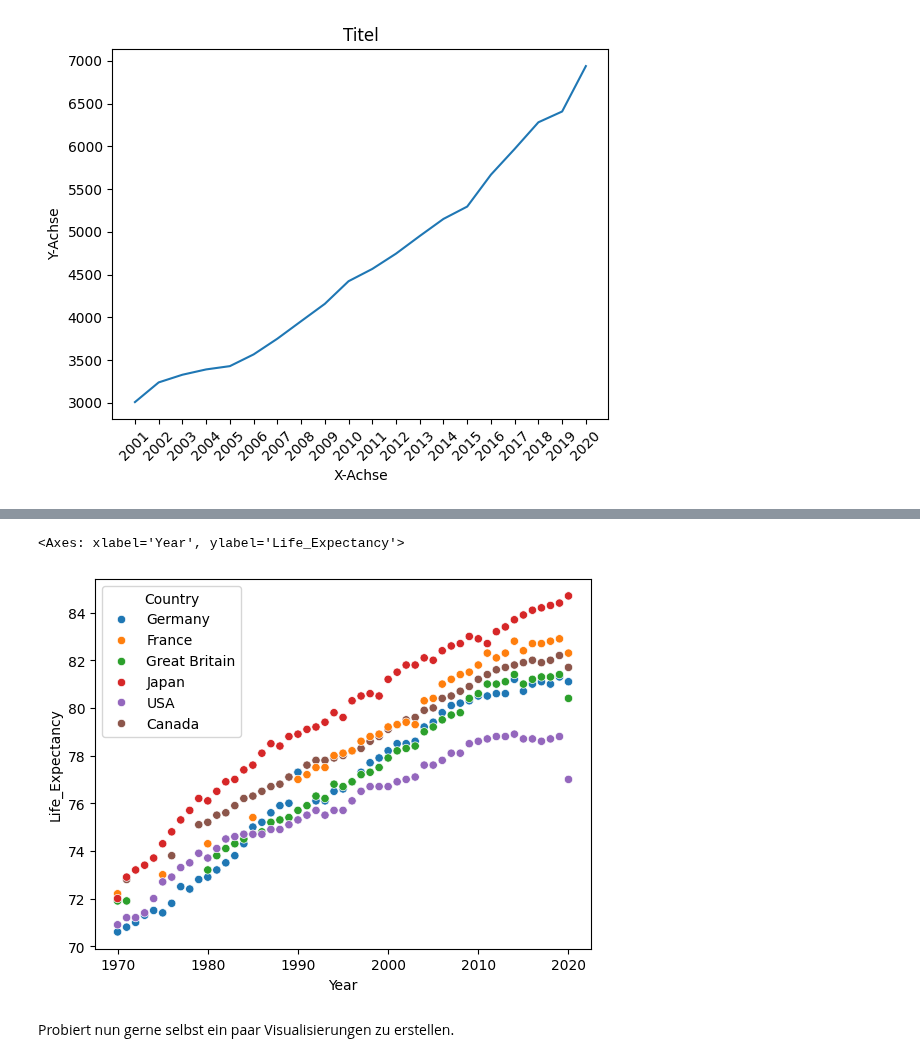
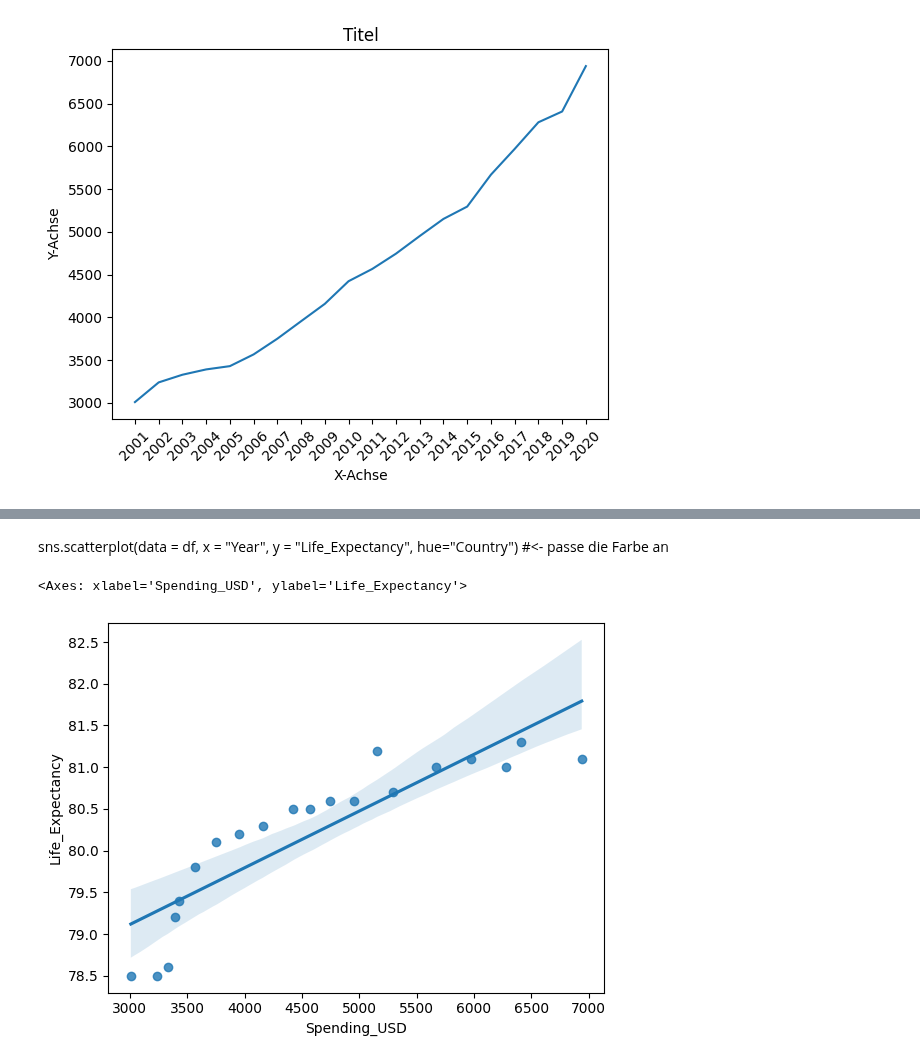
Before and after one commit to RiccardoDAndrea/Python-Crashkurs, a Jupyter notebook: Python_basic.ipynb, the cells around one changed output, grey strips where cells are left out. Cells and saved outputs as stored; diff of their text form; code cells hidden in the pictures.

```diff
--- a/Python_basic.ipynb
+++ b/Python_basic.ipynb
@@ -302,0 +346,2 @@ Scatterplot:
+# %% [markdown]
+sns.scatterplot(data = df, x = "Year", y = "Life_Expectancy", hue="Country") #<- passe die Farbe an
@@ -303,7 +352,5 @@ Scatterplot:
 # %%
-sns.scatterplot(data = df, x = "Year", y = "Life_Expectancy", hue="Country") #<- passe die Farbe an
+sns.regplot(data = Germany_filtered, x = "Spending_USD", y = "Life_Expectancy", ) #<- passe die Farbe an
 # %% [output]
-<Axes: xlabel='Year', ylabel='Life_Expectancy'>
+<Axes: xlabel='Spending_USD', ylabel='Life_Expectancy'>
-[figure, old version]
+[figure, new version]
-# %% [markdown]
-Probiert nun gerne selbst ein paar Visualisierungen zu erstellen.
```
Also changed, not shown: parts of 9 cells of this notebook.
